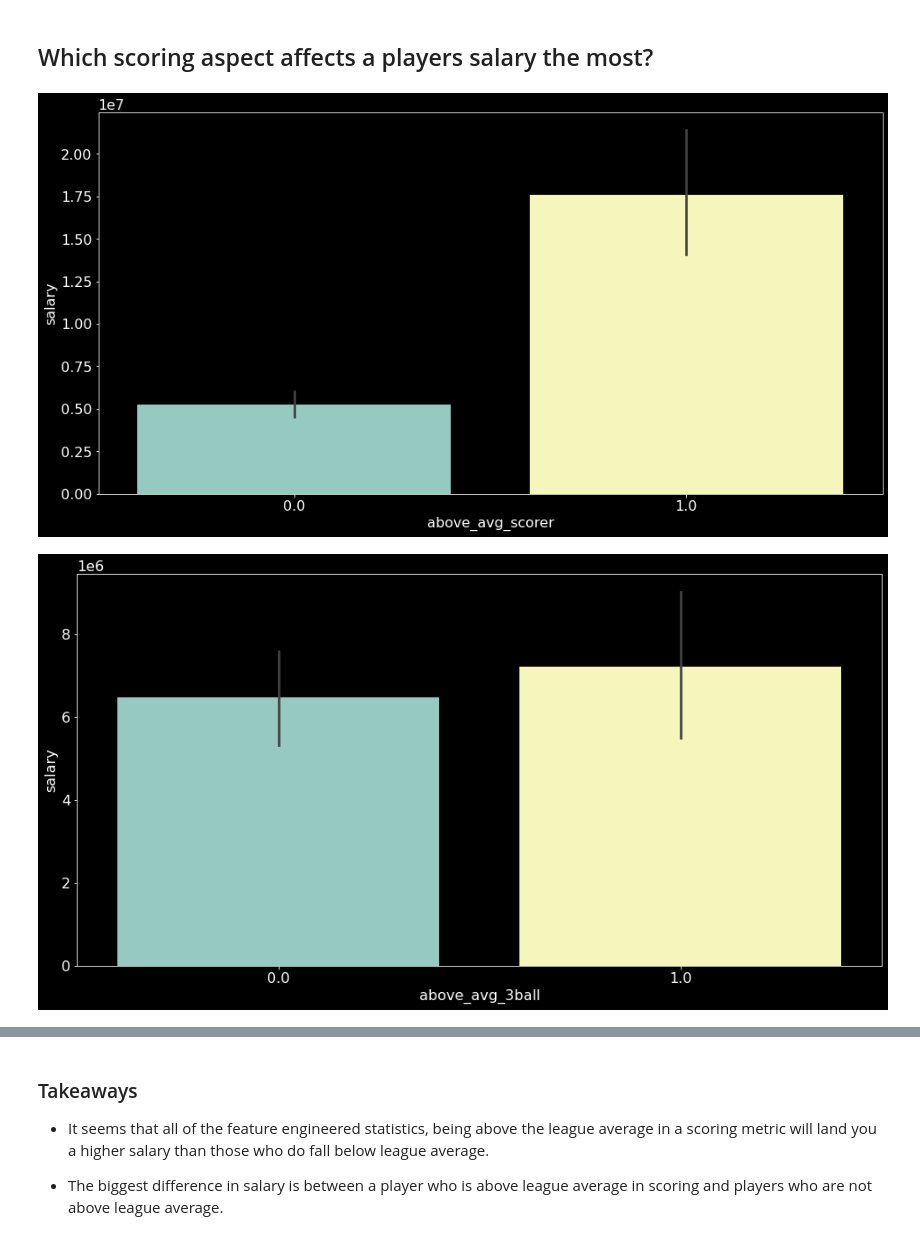
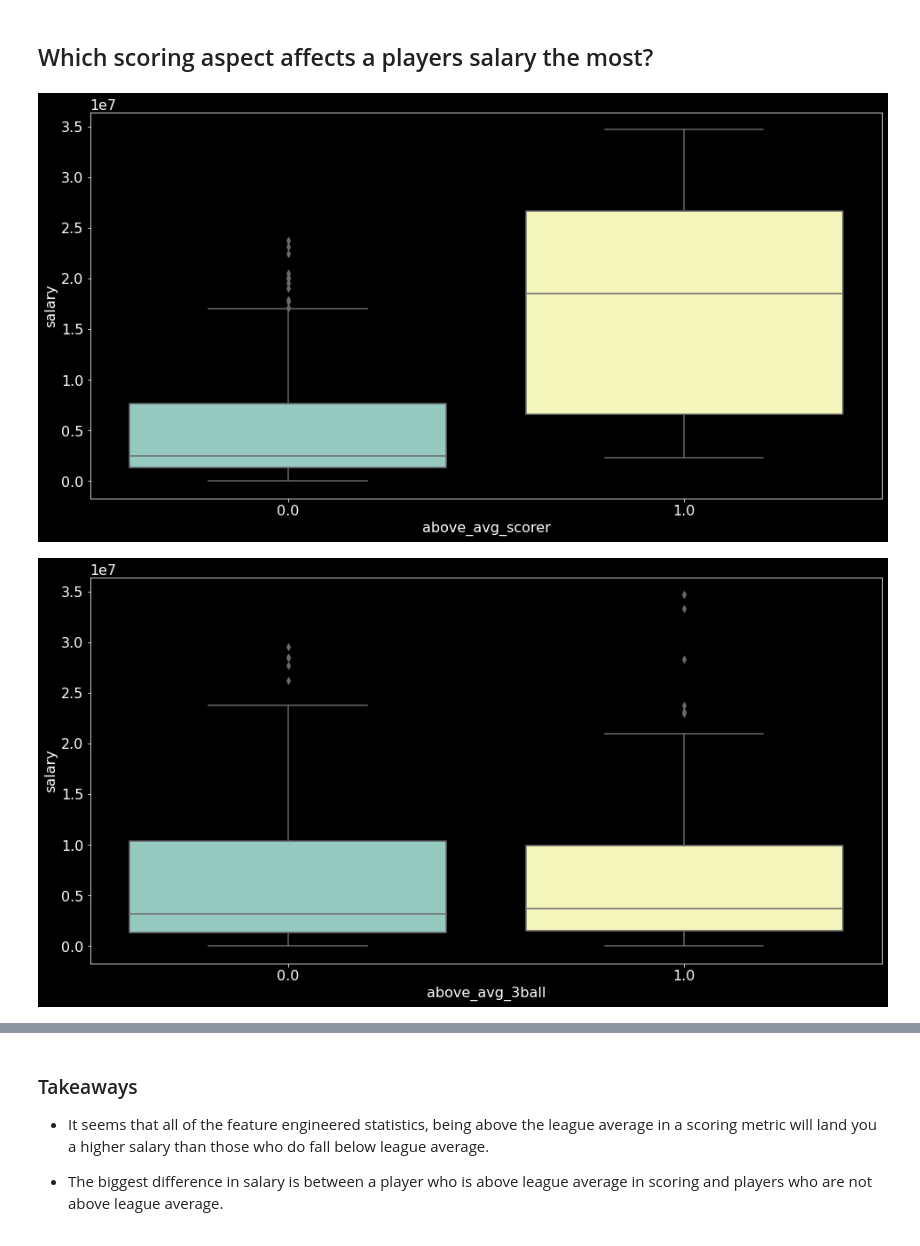
Before and after one commit to VincentBanuelos/nba_salary_predictor, a Jupyter notebook: allplayers.ipynb, the cells around one changed output, grey strips where cells are left out. Drawn from its saved outputs; the diff is of its cells as text; code cells hidden in the pictures.

```diff
--- a/allplayers.ipynb
+++ b/allplayers.ipynb
@@ -122,9 +134,9 @@ plt.show()
 # %%
 shooting_stats = ['above_avg_scorer','above_avg_3ball','above_avg_ft','above_avg_ts']
 
 for i in shooting_stats:
-    sns.barplot(x=i, y='salary', data=train)
+    sns.boxplot(x=i, y='salary', data=train)
     plt.show()
 # %% [output]
-[figure, old version]
+[figure, new version]
-[figure, old version]
+[figure, new version]
```
Also changed, not shown: parts of 17 cells of this notebook.
